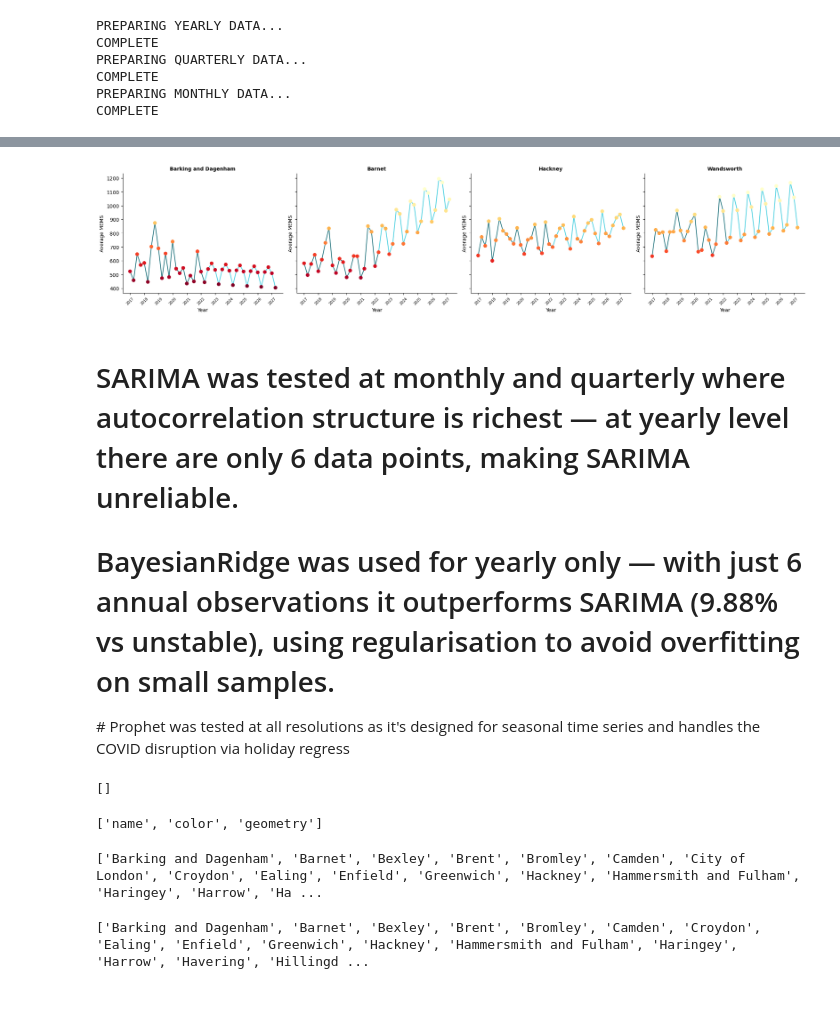
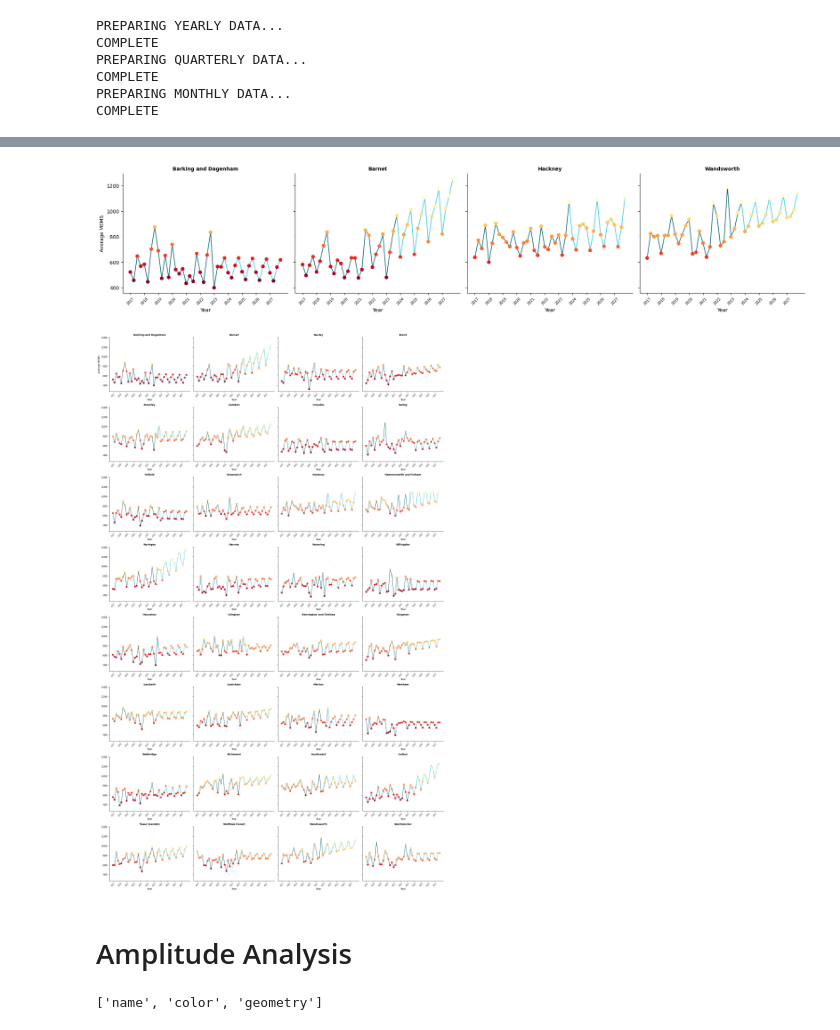
Before and after one commit to ferguswatson39/london_sport2, a Jupyter notebook: src/stream_1/forecasting/call_forecasting_class.ipynb, the cells around one changed output, grey strips where cells are left out. Cells and saved outputs as stored; diff of their text form; code cells hidden in the pictures; blank space fills up the shorter version.

```diff
--- a/src/stream_1/forecasting/call_forecasting_class.ipynb
+++ b/src/stream_1/forecasting/call_forecasting_class.ipynb
@@ -27,17 +37,10 @@ np.float64(23.92639218280999)
 # %%
-sqb = Forecast(df_quarter, forecast_steps=20, group_col='LA_Name')
+sqb = Forecast(df_quarter, forecast_steps=16, group_col='LA_Name')
 sqb.sarima()
 sqb.get_mae('sarima')
-sqb.plot_four('sarima')
+sqb.plot(show=['Barking and Dagenham', 'Barnet', 'Hackney', 'Wandsworth'])
+#print('\n')
+sqb.plot()
 # %% [output]
-[figure, old version]
+[figure, new version]
+[figure, added]
-# %% [markdown]
-# SARIMA was tested at monthly and quarterly where autocorrelation structure is richest — at yearly level there are only 6 data points, making SARIMA unreliable.
-# BayesianRidge was used for yearly only — with just 6 annual observations it outperforms SARIMA (9.88% vs unstable), using regularisation to avoid overfitting on small samples.
-# Prophet was tested at all resolutions as it's designed for seasonal time series and handles the COVID disruption via holiday regress
-# %%
-from pathlib import Path
-ROOT = Path('/Users/josh/Library/CloudStorage/GoogleDrive-jeverer@gmail.com/My Drive/London Sport/london_sport2')
-list(ROOT.rglob('*.shp'))
-# %% [output]
-[]
@@ -46 +47,3 @@ import geopandas
+# %% [markdown]
+# Amplitude Analysis
 # %%
@@ -51,14 +52,6 @@ gdf = gpd.read_file(url)
 print(gdf.columns.tolist())
 # %% [output]
 ['name', 'color', 'geometry']
-# %%
-print(sorted(gdf['name'].tolist()))
-# %% [output]
-['Barking and Dagenham', 'Barnet', 'Bexley', 'Brent', 'Bromley', 'Camden', 'City of London', 'Croydon', 'Ealing', 'Enfield', 'Greenwich', 'Hackney', 'Hammersmith and Fulham', 'Haringey', 'Harrow', 'Ha ...
-# %%
-print(amplitude['LA_Name'].tolist())
-# %% [output]
-['Barking and Dagenham', 'Barnet', 'Bexley', 'Brent', 'Bromley', 'Camden', 'Croydon', 'Ealing', 'Enfield', 'Greenwich', 'Hackney', 'Hammersmith and Fulham', 'Haringey', 'Harrow', 'Havering', 'Hillingd ...
 # %%
 summer = df_month[df_month['month'].isin([6,7,8])].groupby('LA_Name')['MEMS7_ALL'].mean()
 winter = df_month[df_month['month'].isin([12,1,2])].groupby('LA_Name')['MEMS7_ALL'].mean()
```
Also changed, not shown: parts of 14 cells of this notebook, 2 other files.
